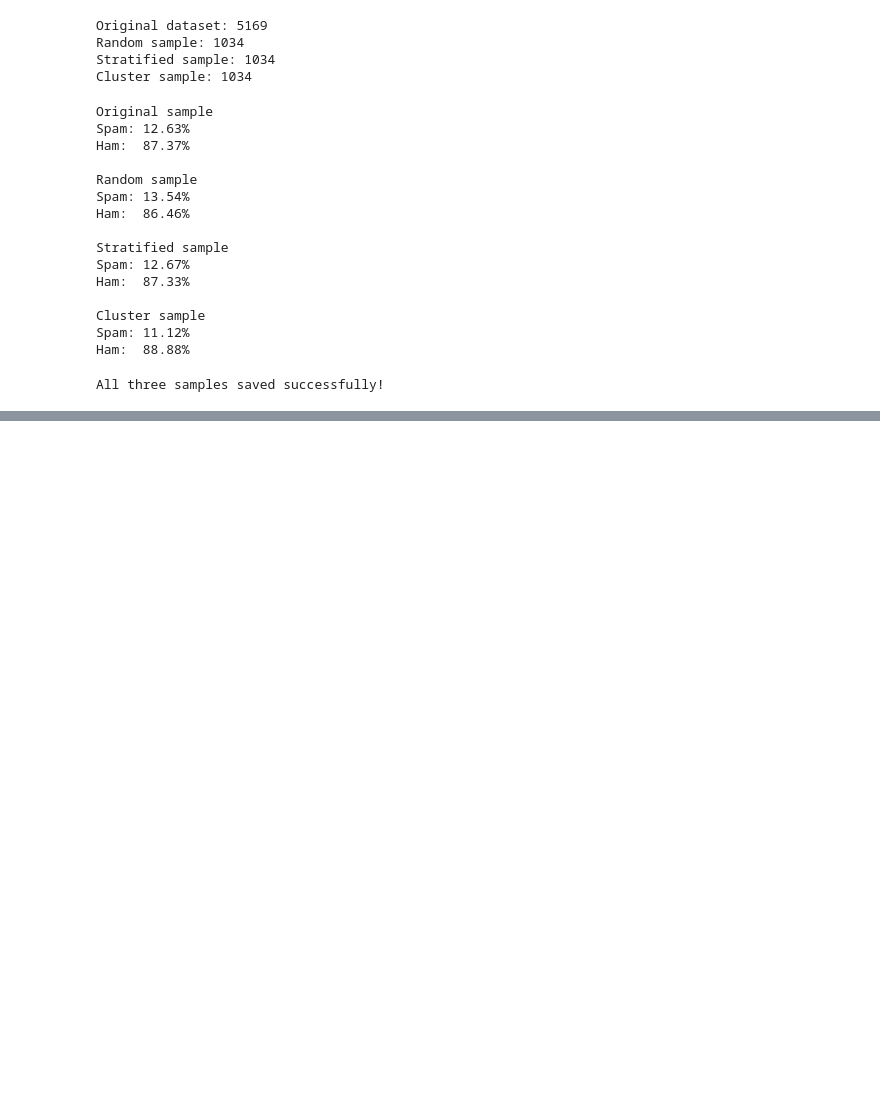
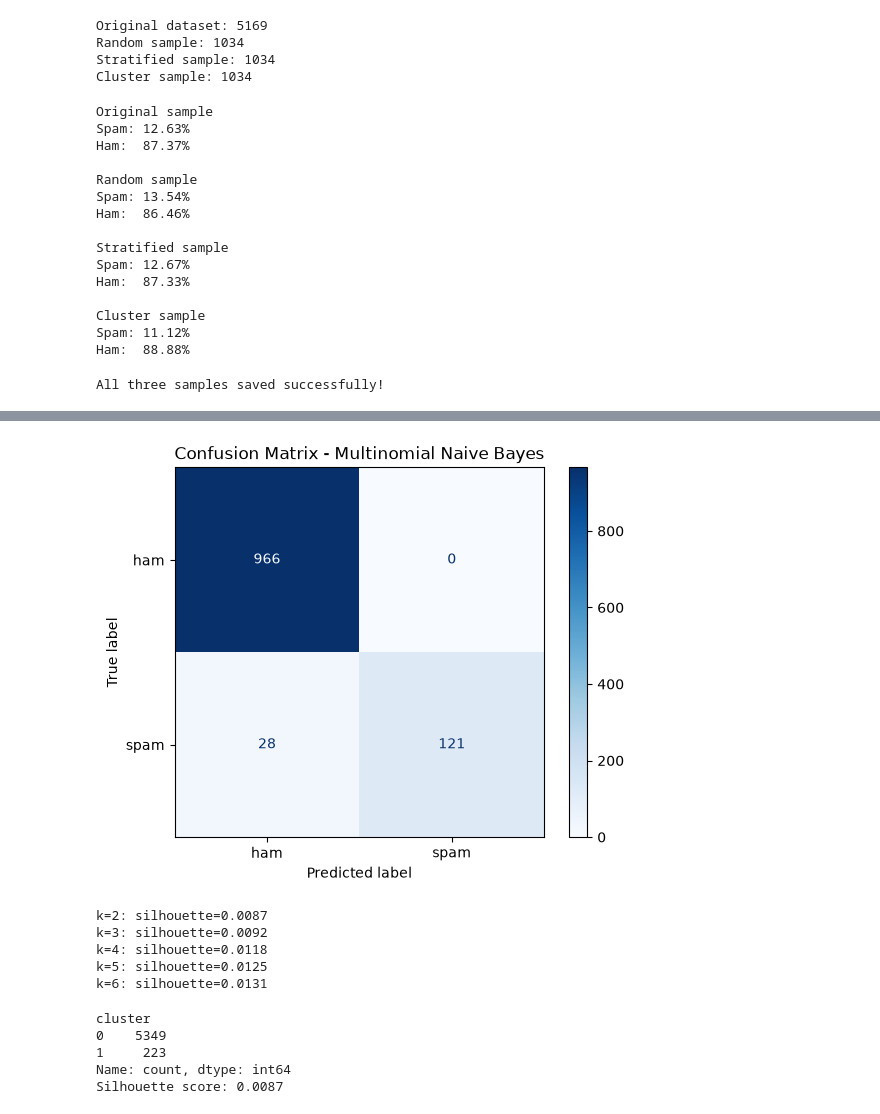
Before and after one commit to Yassin-py/bd-a1-sms-spam, a Jupyter notebook: notebook/analysis.ipynb, the cells around one changed output, grey strips where cells are left out. Cells and saved outputs as stored; diff of their text form; code cells hidden in the pictures; blank space fills up the shorter version.

```diff
--- a/notebook/analysis.ipynb
+++ b/notebook/analysis.ipynb
@@ -431,0 +445,10 @@ Files created in output:
+# %%
+from sklearn.model_selection import train_test_split
+
+X_train, X_test, y_train, y_test = train_test_split(
+    df['message'], df['label'],
+    test_size=0.2, random_state=42, stratify=df['label']
+)
+
+print("Train size:", X_train.shape[0])
+print("Test size:", X_test.shape[0])
@@ -431,0 +458,8 @@ Files created in output:
+# %%
+from sklearn.feature_extraction.text import TfidfVectorizer
+
+tfidf = TfidfVectorizer(max_features=3000, stop_words='english')
+X_train_tfidf = tfidf.fit_transform(X_train)
+X_test_tfidf = tfidf.transform(X_test)
+
+print("TF-IDF shape (train):", X_train_tfidf.shape)
@@ -431,0 +468,8 @@ Files created in output:
+# %%
+from sklearn.naive_bayes import MultinomialNB
+
+clf = MultinomialNB()
+clf.fit(X_train_tfidf, y_train)
+y_pred = clf.predict(X_test_tfidf)
+
+print("Model trained successfully!")
@@ -431,0 +504,47 @@ Files created in output:
+# %%
+import matplotlib.pyplot as plt
+from sklearn.metrics import confusion_matrix, ConfusionMatrixDisplay
+
+cm = confusion_matrix(y_test, y_pred, labels=clf.classes_)
+disp = ConfusionMatrixDisplay(confusion_matrix=cm, display_labels=clf.classes_)
+disp.plot(cmap='Blues')
+plt.title('Confusion Matrix - Multinomial Naive Bayes')
+plt.savefig('../output/figures/confusion_matrix.png', dpi=150, bbox_inches='tight')
+plt.show()
+# %% [output]
+[figure, added]
+# %%
+from sklearn.cluster import KMeans
+from sklearn.metrics import silhouette_score
+
+X_all_tfidf = tfidf.transform(df['message'])
+
+scores = {}
+for k in range(2, 7):
+    km = KMeans(n_clusters=k, random_state=42, n_init=10)
+    labels = km.fit_predict(X_all_tfidf)
+    score = silhouette_score(X_all_tfidf, labels, sample_size=1000, random_state=42)
+    scores[k] = score
+    print(f"k={k}: silhouette={score:.4f}")
+# %% [output]
+k=2: silhouette=0.0087
+k=3: silhouette=0.0092
+k=4: silhouette=0.0118
+k=5: silhouette=0.0125
+k=6: silhouette=0.0131
+# %%
+best_k = 2
+kmeans = KMeans(n_clusters=best_k, random_state=42, n_init=10)
+cluster_labels = kmeans.fit_predict(X_all_tfidf)
+df['cluster'] = cluster_labels
+
+final_silhouette = silhouette_score(X_all_tfidf, cluster_labels, sample_size=1000, random_state=42)
+cluster_sizes = df['cluster'].value_counts().sort_index()
+print(cluster_sizes)
+print(f"Silhouette score: {final_silhouette:.4f}")
+# %% [output]
+cluster
+0    5349
+1     223
+Name: count, dtype: int64
+Silhouette score: 0.0087
```
Also changed, not shown: parts of 15 cells of this notebook, 4 other files.
